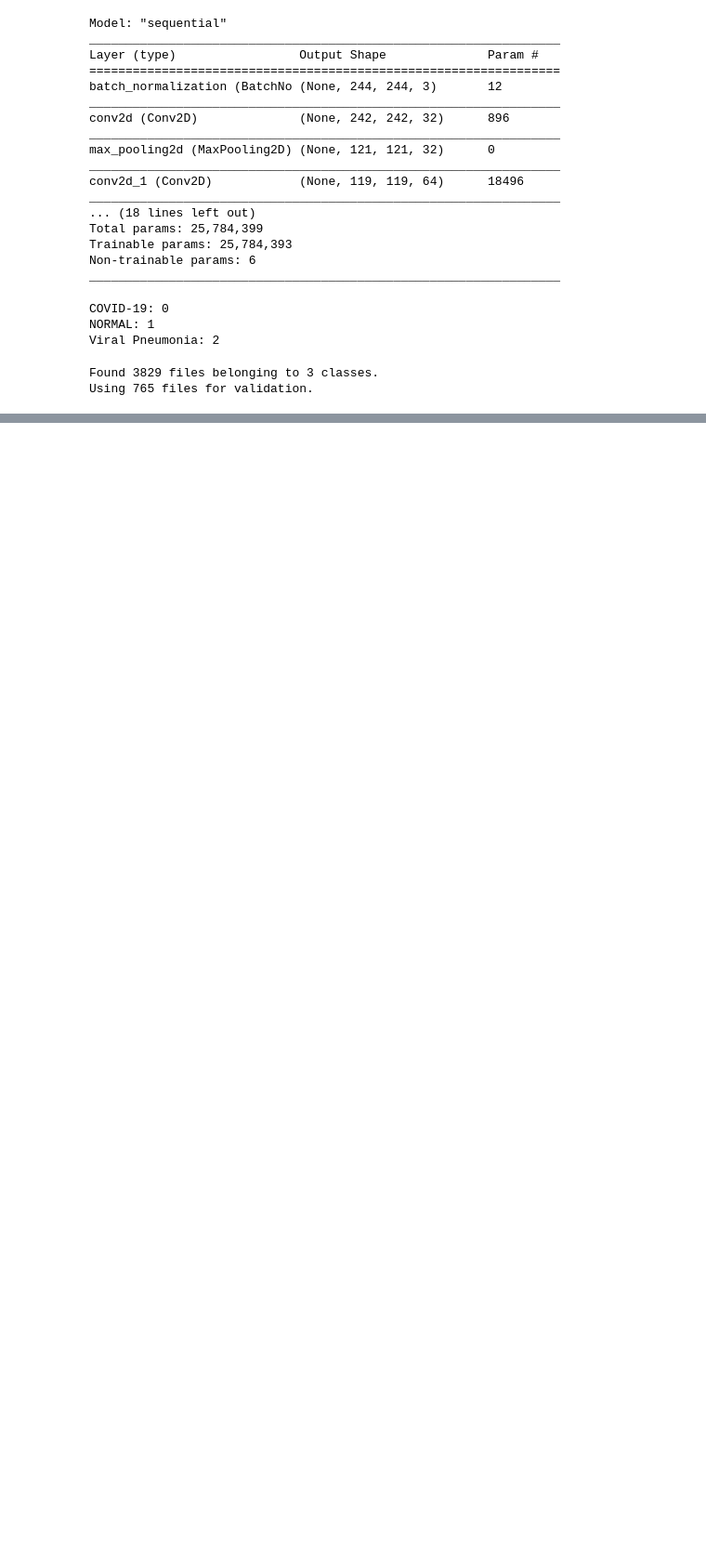
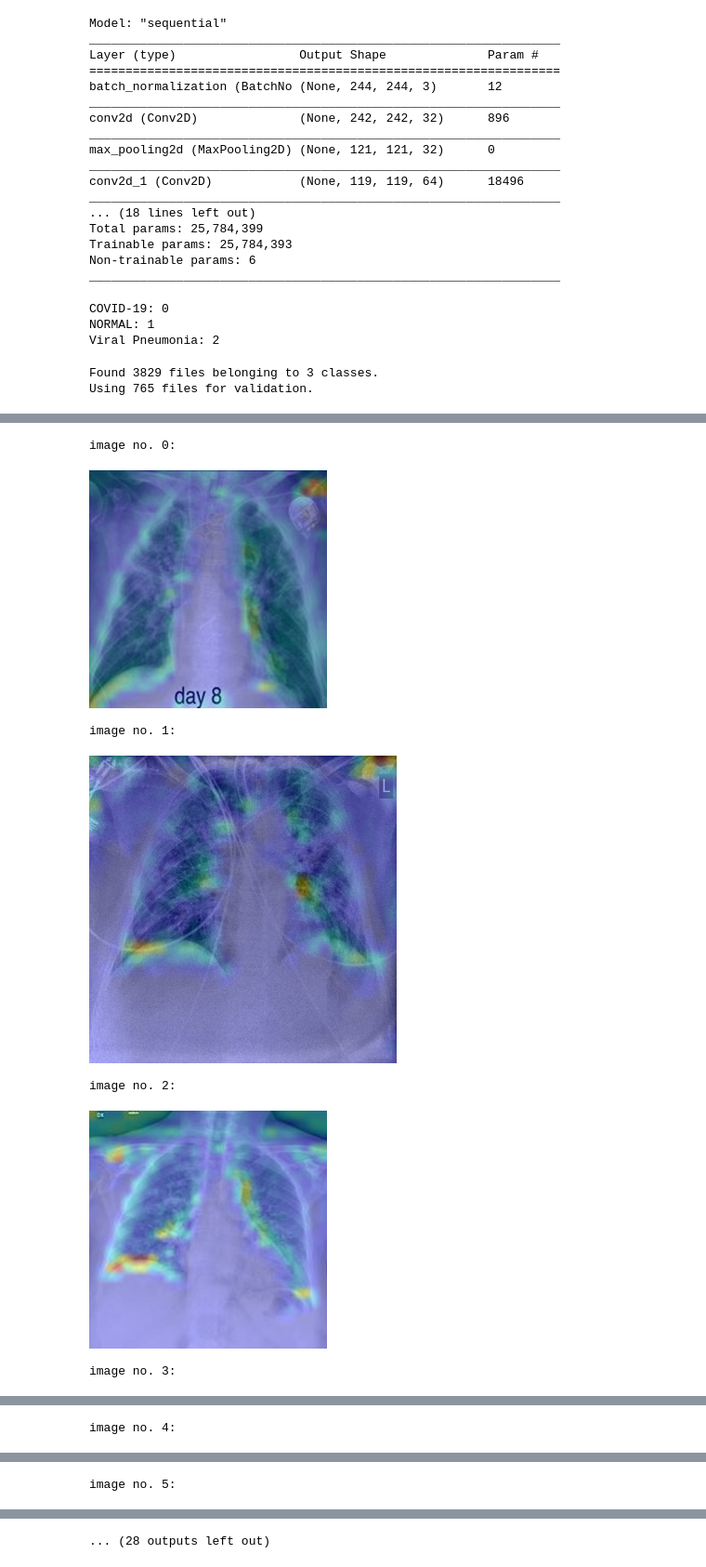
Before and after one commit to GoetheUniCV/cvproject, a Jupyter notebook: visualization/gradcam.ipynb, the cells around one changed output, grey strips where cells are left out. Shown at 93% size. Cells and saved outputs as stored; diff of their text form; code cells hidden in the pictures; blank space fills up the shorter version.

```diff
--- a/visualization/gradcam.ipynb
+++ b/visualization/gradcam.ipynb
@@ -143,20 +252,0 @@ def make_gradcam_heatmap(
-# %%
-heatmaps = []
-# iterate the buckets
-for images, labels in test_data.take(-1):  # only take first element of dataset; change to -1 for all buckets!
-  images_np = images.numpy()
-  labels_np = labels.numpy()
-
-  # Get the covid images of the current bucket.
-  images_covid_np = images_np[labels_np == 0]
-
-  for image in images_covid_np:
-    image_array = np.expand_dims(image, axis=0)
-
-    # Print what the top predicted class is.
-    preds = model.predict(image_array)
-
-    # Generate class activation heatmap
-    heatmap = make_gradcam_heatmap(image_array, model, last_conv_layer_name, classifier_layer_names)
-
-    heatmaps.append([image, heatmap])
@@ -210,0 +294,12 @@ display(Image(save_path))
+# %%
+for i, img in enumerate(superimposed_images):
+  print(f'image no. {i}:')
+  display(img)
+# %% [output]
+image no. 0:
+[figure, added]
+image no. 1:
+[figure, added]
+image no. 2:
+[figure, added]
+image no. 3:
@@ -210,0 +307 @@ display(Image(save_path))
+image no. 4:
@@ -210,0 +309 @@ display(Image(save_path))
+image no. 5:
@@ -210,0 +311 @@ display(Image(save_path))
+... (28 outputs left out)
```
Also changed, not shown: parts of 28 cells of this notebook.
